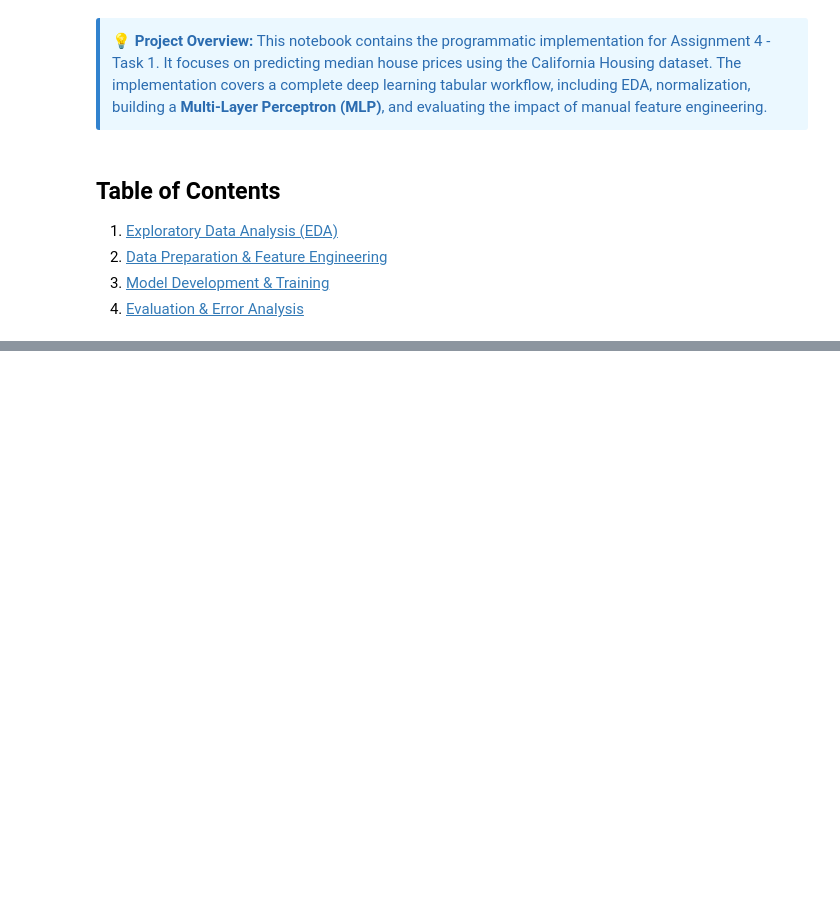
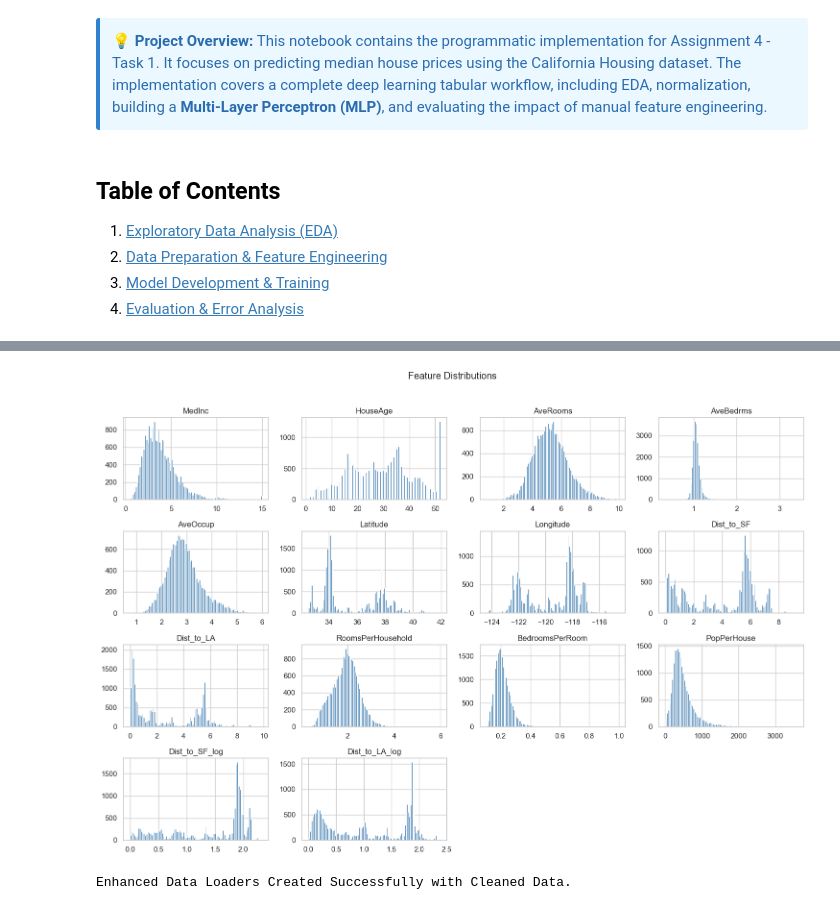
Before and after one commit to Parsa-Saeednia/UT-DataScience-Spring2026, a Jupyter notebook: Assignments/CA4/01_MLP_Feature_Engineering_Housing.ipynb, the cells around one changed output, grey strips where cells are left out. Saved outputs shown, nothing was run; the diff lists cells and outputs as text; code cells hidden in the pictures; blank space fills up the shorter version.

```diff
--- a/Assignments/CA4/01_MLP_Feature_Engineering_Housing.ipynb
+++ b/Assignments/CA4/01_MLP_Feature_Engineering_Housing.ipynb
@@ -75,0 +281,36 @@
+# %%
+def clean_and_engineer(df, target):
+    data = df.copy()
+    data['Target'] = target
+
+    mask = (data['AveRooms'] <= 10) & (data['AveOccup'] <= 6) & (data['AveBedrms'] <= 4)  & (data['Population'] <= 6800)
+    data_clean = data[mask].copy()
+
+    sf_lat, sf_lon = 37.77, -122.41
+    la_lat, la_lon = 34.05, -118.24
+
+    data_clean['Dist_to_SF'] = np.sqrt((data_clean['Latitude'] - sf_lat)**2 + (data_clean['Longitude'] - sf_lon)**2)
+    data_clean['Dist_to_LA'] = np.sqrt((data_clean['Latitude'] - la_lat)**2 + (data_clean['Longitude'] - la_lon)**2)
+
+
+    data_clean['RoomsPerHousehold'] = data_clean['AveRooms'] / (data_clean['AveOccup'] + 1e-6)
+    data_clean['BedroomsPerRoom'] = data_clean['AveBedrms'] / (data_clean['AveRooms'] + 1e-6)
+    data_clean['PopPerHouse'] = data_clean['Population'] / (data_clean['AveOccup'] + 1e-6)
+
+    data_clean['Dist_to_SF_log'] = np.log1p(data_clean['Dist_to_SF'])
+    data_clean['Dist_to_LA_log'] = np.log1p(data_clean['Dist_to_LA'])
+
+    columns_to_drop = [ 'Population']
+    data_clean = data_clean.drop(columns=columns_to_drop)
+
+    y_final = data_clean['Target']
+    X_final = data_clean.drop(columns=['Target'])
+
+    return X_final, y_final
+
+X_clean, y_clean = clean_and_engineer(X, y)
+print(f"Original Shape: {X.shape}")
+print(f"Cleaned Shape: {X_clean.shape} (Removed {(X.shape[0] - X_clean.shape[0])} garbage rows)")
+
+correlations = X_clean.corrwith(y_clean)
+print(correlations.sort_values(ascending=False))
@@ -75,0 +335,26 @@
+# %%
+X_clean.hist(bins=100, figsize=(15, 10), color='steelblue')
+plt.suptitle('Feature Distributions', y=1.02)
+plt.tight_layout()
+plt.show()
+# %% [output]
+[figure, added]
+# %%
+X_train_eng_raw, X_temp_eng, y_train_eng, y_temp_eng = train_test_split(
+    X_clean, y_clean, test_size=0.30, random_state=42
+)
+X_val_eng_raw, X_test_eng_raw, y_val_eng, y_test_eng = train_test_split(
+    X_temp_eng, y_temp_eng, test_size=0.50, random_state=42
+)
+
+scaler_eng = RobustScaler()
+X_train_eng_scaled = scaler_eng.fit_transform(X_train_eng_raw)
+X_val_eng_scaled = scaler_eng.transform(X_val_eng_raw)
+X_test_eng_scaled = scaler_eng.transform(X_test_eng_raw)
+
+train_loader_eng, val_loader_eng, test_loader_eng, X_test_eng, y_test_eng_t = create_dataloaders(
+    X_train_eng_scaled, y_train_eng, X_val_eng_scaled, y_val_eng, X_test_eng_scaled, y_test_eng
+)
+print("Enhanced Data Loaders Created Successfully with Cleaned Data.")
+# %% [output]
+Enhanced Data Loaders Created Successfully with Cleaned Data.
```
Also changed, not shown: parts of 25 cells of this notebook.
